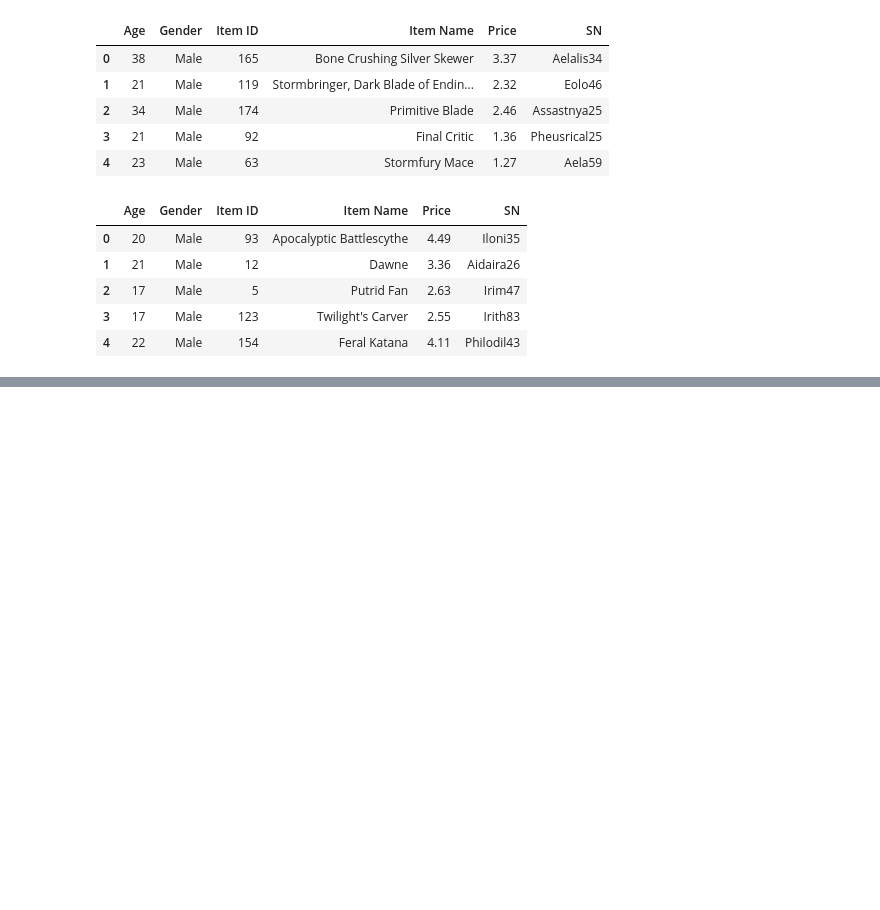
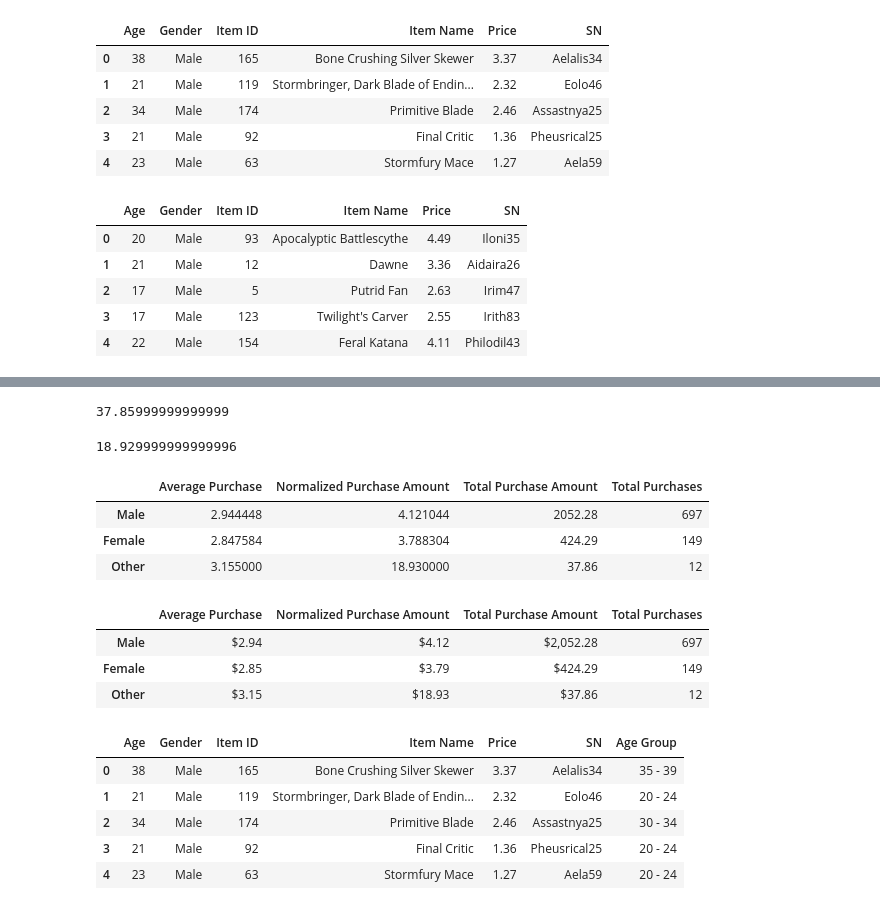
Before and after one commit to minckim1222/Analysis_of_fictional_ARPG, a Jupyter notebook: heroes_of_pymoli/Heroes_of_PyMoli.ipynb, the cells around one changed output, grey strips where cells are left out. Drawn from its saved outputs; the diff is of its cells as text; code cells hidden in the pictures; blank space fills up the shorter version.

Commit message:
Finalized the Jupyter Notebook

```diff
--- a/heroes_of_pymoli/Heroes_of_PyMoli.ipynb
+++ b/heroes_of_pymoli/Heroes_of_PyMoli.ipynb
@@ -31,0 +41,3 @@ df2.head()
+# %%
+merged_df = df1.append(df2, ignore_index = True)
+merged_df.head()
@@ -31,0 +181,68 @@ df2.head()
+# %%
+#total purchase value per gender
+male_sum_purchase = merged_df.loc[male_filter].sum()["Price"]
+male_sum_purchase
+#female
+female_sum_purchase = merged_df.loc[female_filter].sum()["Price"]
+female_sum_purchase
+#other
+other_sum_purchase = merged_df.loc[other_filter].sum()["Price"]
+other_sum_purchase
+# %% [output]
+37.85999999999999
+# %%
+#normalize total per gender
+male_normalized = male_sum_purchase / male_count
+male_normalized
+#female
+female_normalized = female_sum_purchase / female_count
+female_normalized
+#other
+other_normalized = other_sum_purchase / other_count
+other_normalized
+# %% [output]
+18.929999999999996
+# %%
+#make a new DF with all this info
+gender_data = [{"Total Purchases" : male_purchase_count, "Average Purchase"
+               : male_avg_pp, "Total Purchase Amount" : male_sum_purchase,
+               "Normalized Purchase Amount" : male_normalized},
+              {"Total Purchases" : female_purchase_count, "Average Purchase"
+               : female_avg_pp, "Total Purchase Amount" : female_sum_purchase,
+               "Normalized Purchase Amount" : female_normalized},
+              {"Total Purchases" : other_purchase_count, "Average Purchase"
+               : other_avg_pp, "Total Purchase Amount" : other_sum_purchase,
+               "Normalized Purchase Amount" : other_normalized}]
+gender_analytics_df = pd.DataFrame(gender_data, index = ["Male", "Female","Other"])
+gender_analytics_df
+# %% [output]
+|  | Average Purchase | Normalized Purchase Amount | Total Purchase Amount | Total Purchases |
+| Male | 2.944448 | 4.121044 | 2052.28 | 697 |
+| Female | 2.847584 | 3.788304 | 424.29 | 149 |
+| Other | 3.155000 | 18.930000 | 37.86 | 12 |
+# %%
+#format some .map("${0:,.2f}".format)
+gender_analytics_df["Average Purchase"] = gender_analytics_df["Average Purchase"].map("${0:,.2f}".format)
+gender_analytics_df["Normalized Purchase Amount"] = gender_analytics_df["Normalized Purchase Amount"].map("${0:,.2f}".format)
+gender_analytics_df["Total Purchase Amount"] = gender_analytics_df["Total Purchase Amount"].map("${0:,.2f}".format)
+gender_analytics_df
+# %% [output]
+|  | Average Purchase | Normalized Purchase Amount | Total Purchase Amount | Total Purchases |
+| Male | $2.94 | $4.12 | $2,052.28 | 697 |
+| Female | $2.85 | $3.79 | $424.29 | 149 |
+| Other | $3.15 | $18.93 | $37.86 | 12 |
+# %%
+#age demographics, use bins per 4 years. <10,10-14,15-19,etc
+age_bins = [0,10,15,20,25,30,35,40,1000]
+age_labels = ["Less than 10","10 - 14","15 - 19","20 - 24","25 - 29",
+             "30 - 34","35 - 39","40 and older"]
+pd.cut(merged_df["Age"],age_bins,labels = age_labels )
+merged_df["Age Group"] = pd.cut(merged_df["Age"],age_bins,labels = age_labels )
+merged_df.head()
+# %% [output]
+|  | Age | Gender | Item ID | Item Name | Price | SN | Age Group |
+| 0 | 38 | Male | 165 | Bone Crushing Silver Skewer | 3.37 | Aelalis34 | 35 - 39 |
+| 1 | 21 | Male | 119 | Stormbringer, Dark Blade of Endin... | 2.32 | Eolo46 | 20 - 24 |
+| 2 | 34 | Male | 174 | Primitive Blade | 2.46 | Assastnya25 | 30 - 34 |
+| 3 | 21 | Male | 92 | Final Critic | 1.36 | Pheusrical25 | 20 - 24 |
+| 4 | 23 | Male | 63 | Stormfury Mace | 1.27 | Aela59 | 20 - 24 |
```
Also changed, not shown: parts of 48 cells of this notebook.
